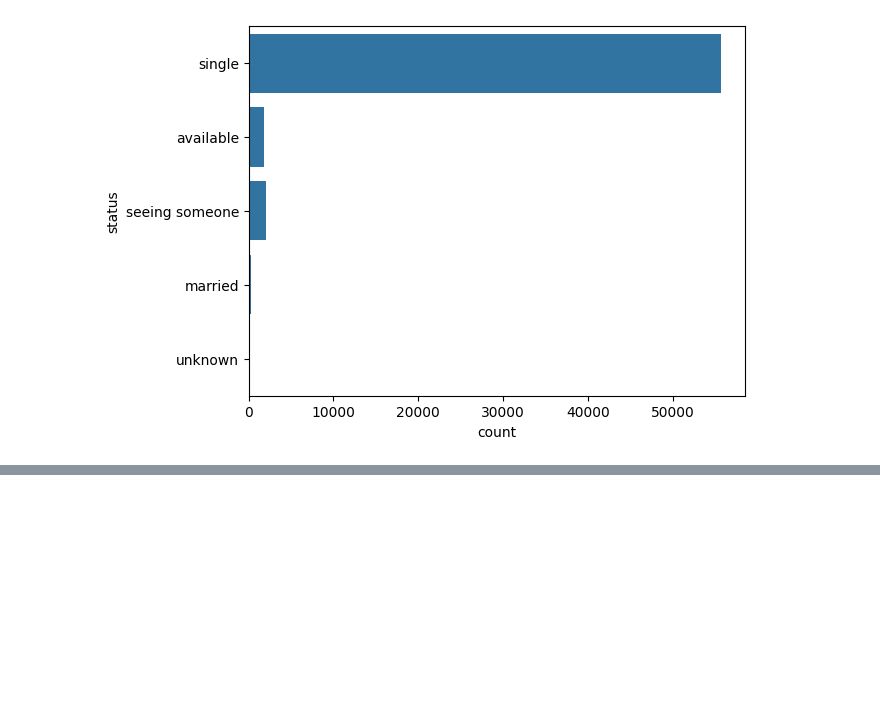
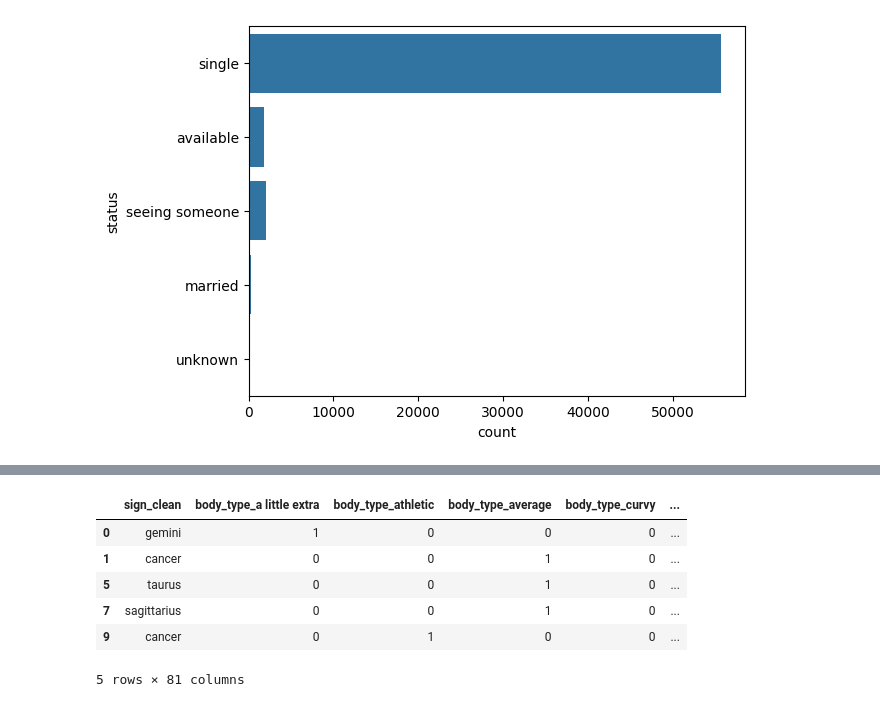
Before and after one commit to webmaster99-stack/course-project-math-for-devs, a Jupyter notebook: main.ipynb, the cells around one changed output, grey strips where cells are left out. Saved outputs shown, nothing was run; the diff lists cells and outputs as text; code cells hidden in the pictures; blank space fills up the shorter version.

```diff
--- a/main.ipynb
+++ b/main.ipynb
@@ -324,0 +355,5 @@ display_count_plot(profiles, "status")
+# %%
+cols = ['body_type', 'diet', 'orientation', 'pets', 'religion_clean',
+       'sex', 'job', 'sign_clean']
+df = profiles[cols].dropna()
+df.shape
@@ -324,0 +366,12 @@ display_count_plot(profiles, "status")
+# %%
+for col in cols[:-1]:
+    df = pd.get_dummies(df, columns=[col], prefix=[col], dtype=int)
+df.head()
+# %% [output]
+|  | sign_clean | body_type_a little extra | body_type_athletic | body_type_average | body_type_curvy | ... |
+| 0 | gemini | 1 | 0 | 0 | 0 | ... |
+| 1 | cancer | 0 | 0 | 1 | 0 | ... |
+| 5 | taurus | 0 | 0 | 1 | 0 | ... |
+| 7 | sagittarius | 0 | 0 | 1 | 0 | ... |
+| 9 | cancer | 0 | 1 | 0 | 0 | ... |
+5 rows × 81 columns
```
Also changed, not shown: parts of 9 cells of this notebook.
